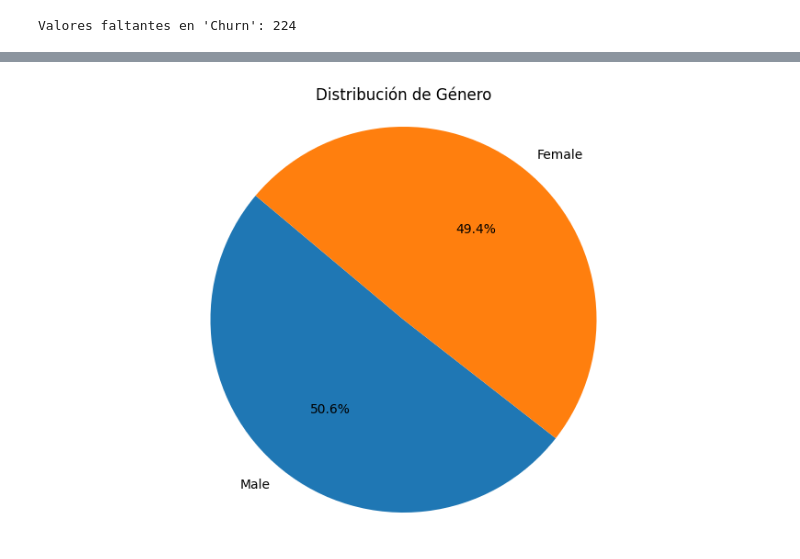
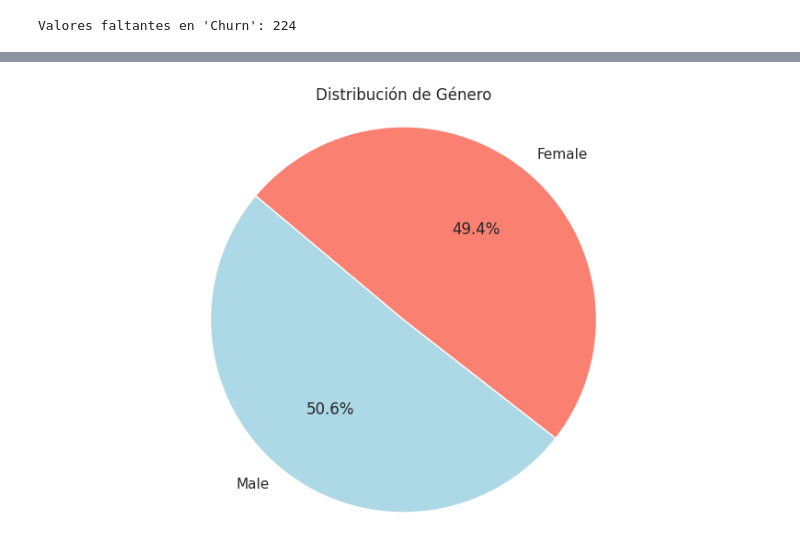
Before and after one commit to Usuarioah03/Trabajo-TelecomX, a Jupyter notebook: Untitled2.ipynb, the cells around one changed output, grey strips where cells are left out. Saved outputs shown, nothing was run; the diff lists cells and outputs as text; code cells hidden in the pictures.

```diff
--- a/Untitled2.ipynb
+++ b/Untitled2.ipynb
@@ -166,13 +166,14 @@ facturan = datos_normalizados['PaperlessBilling'].value_counts()
 suscripciones = datos_normalizados[['MultipleLines','PhoneService','InternetService','OnlineSecurity','OnlineBackup','DeviceProtection','TechSupport','StreamingTV','StreamingMovies']].value_counts()
 # %%
 #Generando grafica
+colores_genero = ['lightblue', 'salmon']
 plt.figure(figsize=(10, 6))
-plt.pie(genero, labels=genero.index, autopct='%1.1f%%', startangle=140)
+plt.pie(genero, labels=genero.index,colors=colores_genero, autopct='%1.1f%%', startangle=140)
 plt.title('Distribución de Género')
 plt.axis('equal')
 plt.show()
 # %% [output]
-[figure, old version]
+[figure, new version]
 # %%
 # Preparar datos
 genero_churn = datos_normalizados.groupby(['gender', 'Churn']).size().unstack()
```
Also changed, not shown: parts of 11 cells of this notebook.
